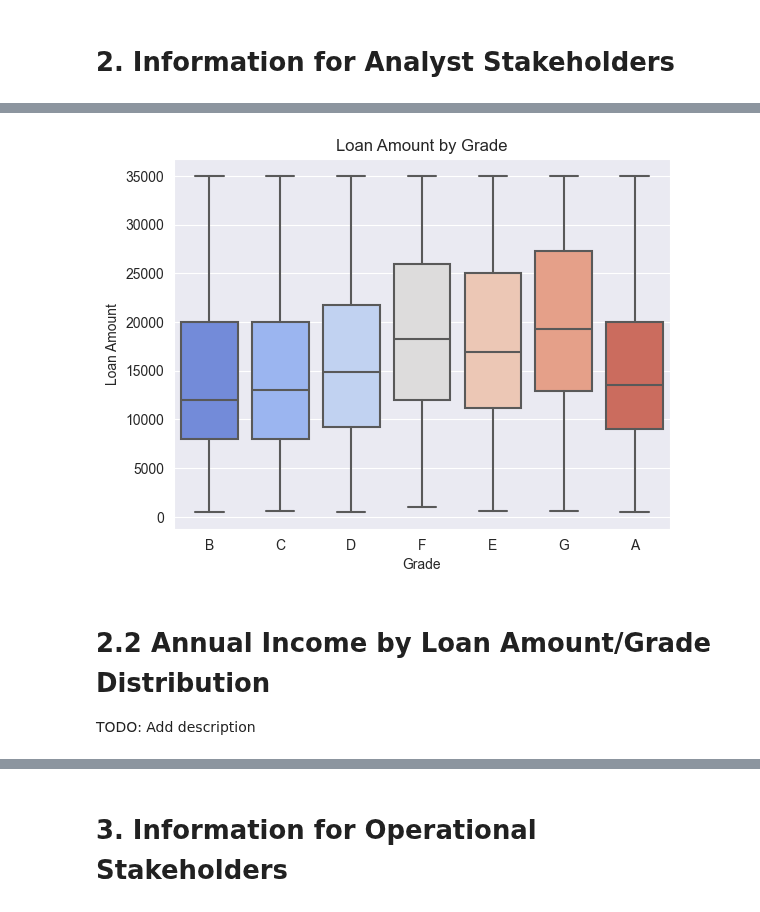
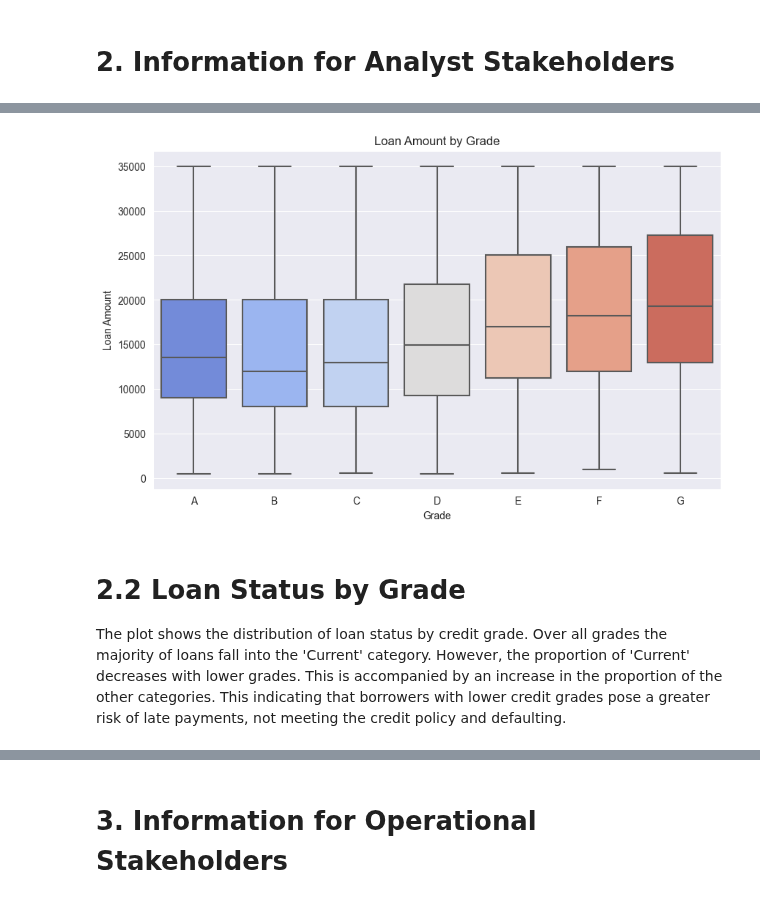
Before and after one commit to ykipfer/data_wrangling_testat, a Jupyter notebook: dq_visualisation.ipynb, the cells around one changed output, grey strips where cells are left out. Saved outputs shown, nothing was run; the diff lists cells and outputs as text; code cells hidden in the pictures.

```diff
--- a/dq_visualisation.ipynb
+++ b/dq_visualisation.ipynb
@@ -9,6 +9,9 @@ import seaborn as sns
 # suppress warnings
 warnings.filterwarnings('ignore')
 
+# set plotsizes
+plt.rcParams['figure.figsize'] = (10, 6)
+
 # Load the dataset
 data = pd.read_csv('output/processed_data/1709976233_wrangled_loan_data.csv')
 # %% [markdown]
@@ -59,15 +69,15 @@ TODO: Add description
 # %%
-# Creat a boxplot of loan amount by grade
-sns.boxplot(data=data, x='grade', y='loan_amnt', palette='coolwarm')
+grade_order = sorted(data['grade'].unique())
+sns.boxplot(data=data, x='grade', y='loan_amnt', order=grade_order, palette='coolwarm')
 plt.title('Loan Amount by Grade')
 plt.xlabel('Grade')
 plt.ylabel('Loan Amount')
 plt.show()
 # %% [output]
-[figure, old version]
+[figure, new version]
 # %% [markdown]
-# 2.2 Annual Income by Loan Amount/Grade Distribution
-TODO: Add description
+# 2.2 Loan Status by Grade
+The plot shows the distribution of loan status by credit grade. Over all grades the majority of loans fall into the 'Current' category. However, the proportion of 'Current' decreases with lower grades. This is accompanied by an increase in the proportion of the other categories. This indicating that borrowers with lower credit grades pose a greater risk of late payments, not meeting the credit policy and defaulting.
 # %%
 # Calculate the percentages
 loan_status_percentages = (data.groupby('grade')['loan_status'].value_counts(normalize=True) * 100).rename('percentage').reset_index()
```
Also changed, not shown: parts of 14 cells of this notebook.
